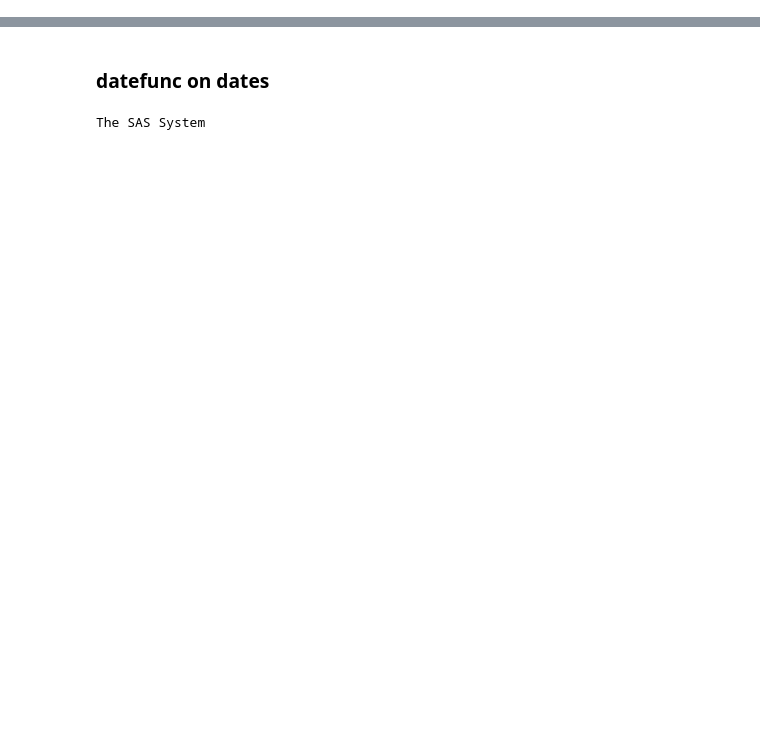
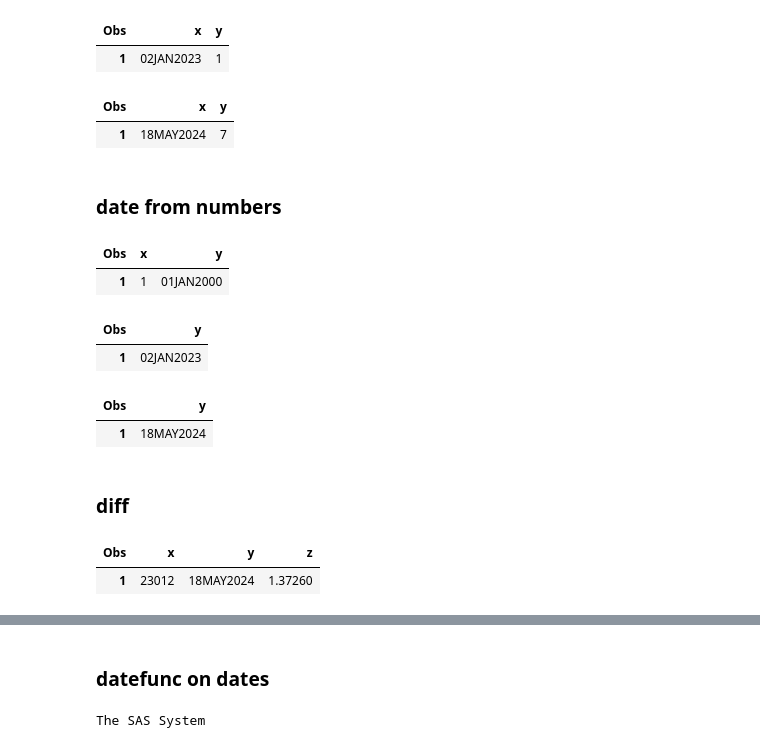
Before and after one commit to 0xdomyz/sas_collection, a Jupyter notebook: generic/func_dates.ipynb, the cells around one changed output, grey strips where cells are left out. Drawn from its saved outputs; the diff is of its cells as text; code cells hidden in the pictures; blank space fills up the shorter version.

Commit message:
add examples to func dates

```diff
--- a/generic/func_dates.ipynb
+++ b/generic/func_dates.ipynb
@@ -49,0 +7,19 @@ ERROR 180-322: Statement is not valid or it is used out of proper order.
+# %%
+def func(usage_str, method="listonly"):
+
+    sas.submitLST(f"""
+    DATA df;
+{usage_str}
+        output;
+    RUN;
+
+    title;
+    proc print data=df;
+    run;
+    """, method=method)
+
+func(usage_str = f"""
+        x = '02jan2023'd;
+        format x date9.;
+        y = day(x);
+""")
@@ -49,0 +58,57 @@ ERROR 180-322: Statement is not valid or it is used out of proper order.
+# %%
+func(usage_str = f"""
+        x = '02jan2023'd;
+        format x date9.;
+        y = qtr(x);
+""")
+# %% [output]
+| Obs | x | y |
+| 1 | 02JAN2023 | 1 |
+# %%
+func(usage_str = f"""
+        x = today();
+        format x date9.;
+        y = weekday(x);
+""")
+# %% [output]
+| Obs | x | y |
+| 1 | 18MAY2024 | 7 |
+# %% [markdown]
+### date from numbers
+# %%
+func(usage_str = f"""
+        x = 1;
+        y = datejul(x);
+        format y date9.;
+""")
+# %% [output]
+| Obs | x | y |
+| 1 | 1 | 01JAN2000 |
+# %%
+func(usage_str = f"""
+        y = mdy(1, 2, 2023);
+        format y date9.;
+""")
+# %% [output]
+| Obs | y |
+| 1 | 02JAN2023 |
+# %%
+func(usage_str = f"""
+        y = today();
+        format y date9.;
+""")
+# %% [output]
+| Obs | y |
+| 1 | 18MAY2024 |
+# %% [markdown]
+### diff
+# %%
+func(usage_str = f"""
+        x = '02jan2023'd;
+        y = today();
+        format y date9.;
+        z = yrdif(x, y, "AGE");
+""")
+# %% [output]
+| Obs | x | y | z |
+| 1 | 23012 | 18MAY2024 | 1.37260 |
```
Also changed, not shown: parts of 10 cells of this notebook.
